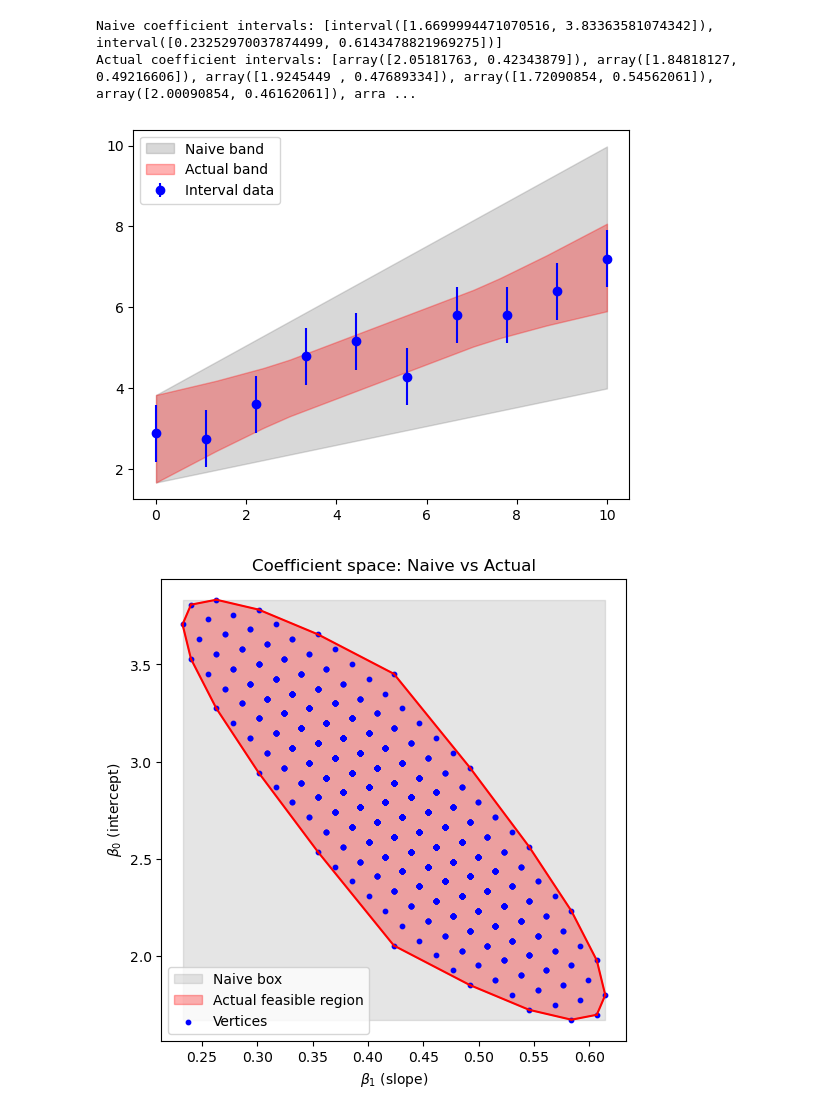
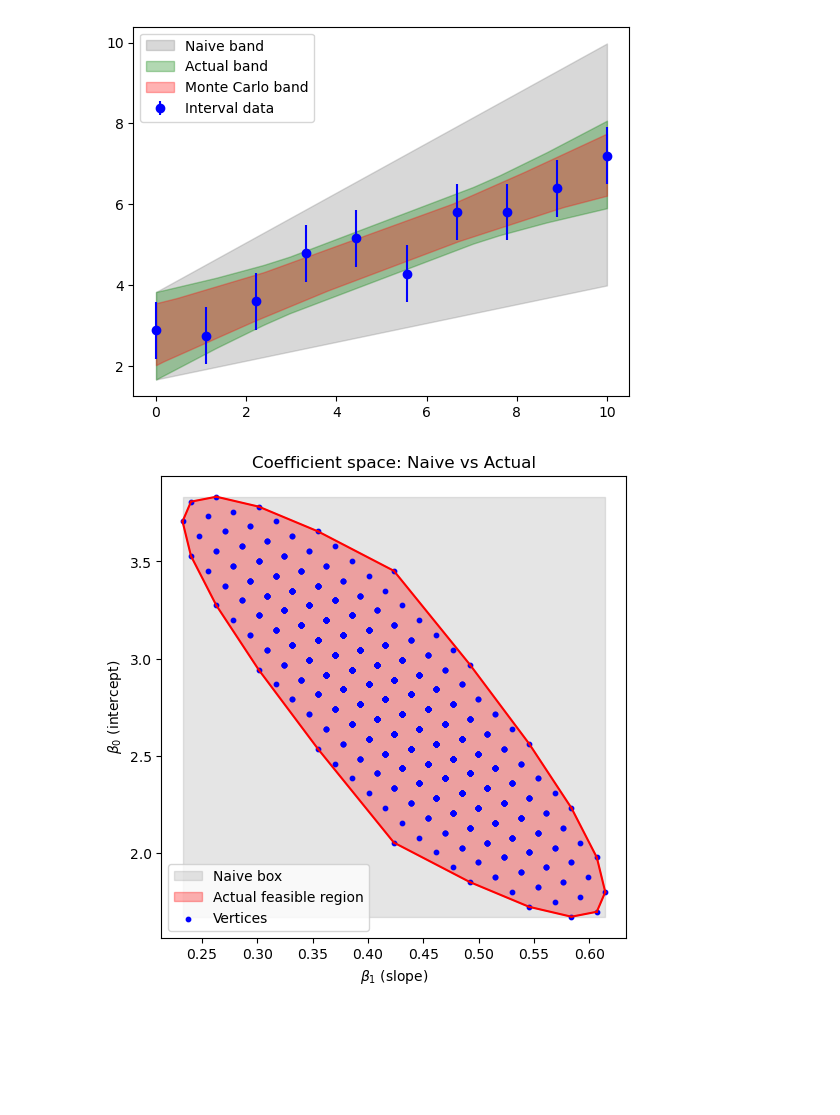
Before and after one commit to MattCodes03/Interval-Neural-Networks, a Jupyter notebook: dependency_problem.ipynb, the cells around one changed output. Cells and saved outputs as stored; diff of their text form; code cells hidden in the pictures; blank space fills up the shorter version.

Commit message:
MonteCarlo Sampling

```diff
--- a/dependency_problem.ipynb
+++ b/dependency_problem.ipynb
@@ -51,45 +51,69 @@ def actual_bounds(X, y_lower, y_upper, x_grid=None):
         return beta_vertices, (np.array(y_min), np.array(y_max))
 
     return beta_vertices
+
+def monte_carlo_sampling(X, y_lower, y_upper, n_samples=10000, x_grid=None):
+    # Ensure numeric arrays
+    y_lower = np.array(y_lower, dtype=float)
+    y_upper = np.array(y_upper, dtype=float)
+
+    M = np.linalg.inv(X.T @ X) @ X.T
+    n_points = len(y_lower)
+
+    # Generate all samples at once
+    rng = np.random.default_rng()  # modern numpy random generator
+    y_samples = rng.uniform(low=y_lower, high=y_upper, size=(n_samples, n_points))
+
+    # Map to coefficients (linear map)
+    beta_samples = y_samples @ M.T  # shape (n_samples, n_coeffs)
+
+    if x_grid is not None:
+        # Compute prediction intervals at all x_grid points
+        x_grid = np.array(x_grid, dtype=float)
+        # preds = beta0 + beta1 * x for all samples and all x_grid
+        preds = beta_samples[:, 0][:, np.newaxis] + beta_samples[:, 1][:, np.newaxis] * x_grid[np.newaxis, :]
+        y_min = np.min(preds, axis=0)
+        y_max = np.max(preds, axis=0)
+        return beta_samples, (y_min, y_max)
+
+    return beta_samples
 # %%
 np.random.seed(0)
 
 n = 10
 x = np.linspace(0, 10, n)
 X = np.vstack([np.ones(len(x)), x]).T
 
 # "True" regression line
 y_true = 2 + 0.5 * x
 
 # Add noise
 noise = np.random.normal(0, 0.5, size=n)
 
 # Create intervals: center ± width
 y_obs = y_true + noise
 interval_width = 0.7
 y_lower = y_obs - interval_width
 y_upper = y_obs + interval_width
 
 # grid for plotting
 x_grid = np.linspace(0, 10, 200)
 
 beta_naive, (y_min_naive, y_max_naive) = naive_bounds(X, y_lower, y_upper, x_grid)
 
-print("Naive coefficient intervals:", beta_naive)
+beta_actual, (y_min_actual, y_max_actual) = actual_bounds(X, y_lower, y_upper, x_grid)
 
-beta_actual, (y_min, y_max) = actual_bounds(X, y_lower, y_upper, x_grid)
+beta_monte, (y_min, y_max) = monte_carlo_sampling(X, y_lower, y_upper, x_grid=x_grid)
 
-print("Actual coefficient intervals:", beta_actual)
 
 plt.fill_between(x_grid, y_min_naive, y_max_naive, color='gray', alpha=0.3, label='Naive band')
-plt.fill_between(x_grid, y_min, y_max, color='red', alpha=0.3, label='Actual band')
+plt.fill_between(x_grid, y_min_actual, y_max_actual, color='green', alpha=0.3, label='Actual band')
+plt.fill_between(x_grid, y_min, y_max, color='red', alpha=0.3, label='Monte Carlo band')
 plt.errorbar(x, (y_lower+y_upper)/2, yerr=(y_upper-y_lower)/2, fmt='o', color='blue', label='Interval data')
 plt.legend()
 plt.show()
 # %% [output]
-Naive coefficient intervals: [interval([1.6699994471070516, 3.83363581074342]), interval([0.23252970037874499, 0.6143478821969275])]
-Actual coefficient intervals: [array([2.05181763, 0.42343879]), array([1.84818127, 0.49216606]), array([1.9245449 , 0.47689334]), array([1.72090854, 0.54562061]), array([2.00090854, 0.46162061]), arra ...
-[figure, old version]
+[figure, new version]
 # %%
 # unpack naive intervals
 beta0_int, beta1_int = beta_naive
```
Also changed, not shown: parts of 3 cells of this notebook.
